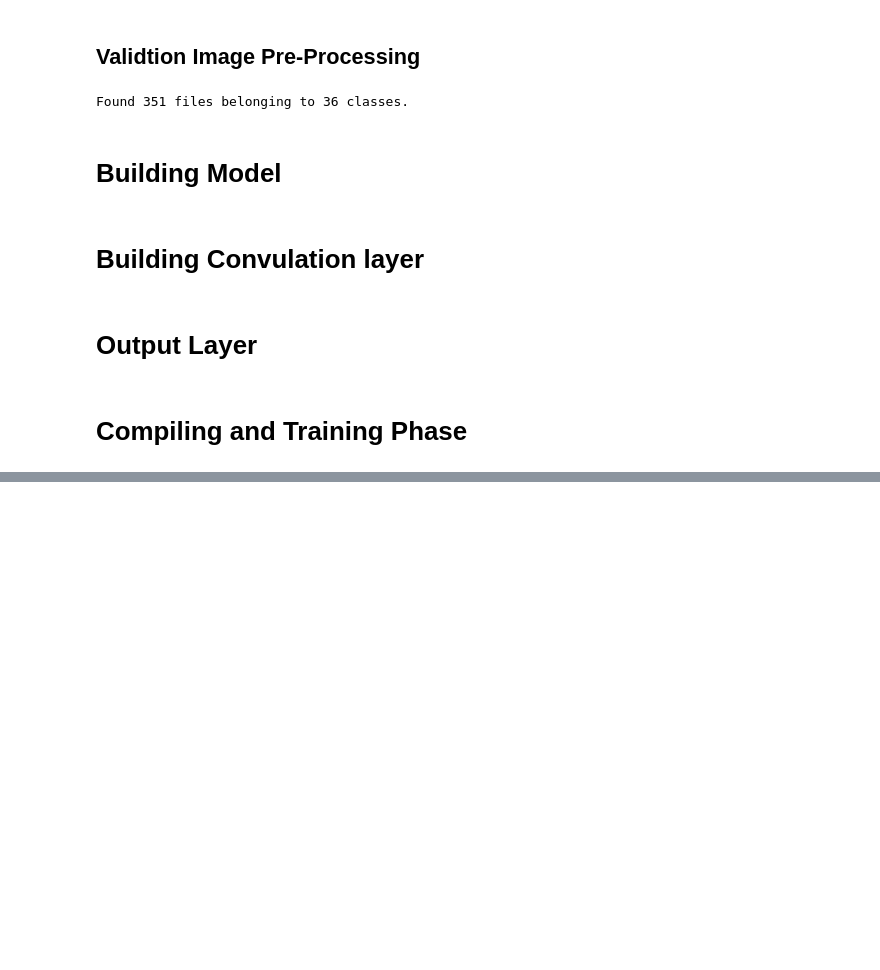
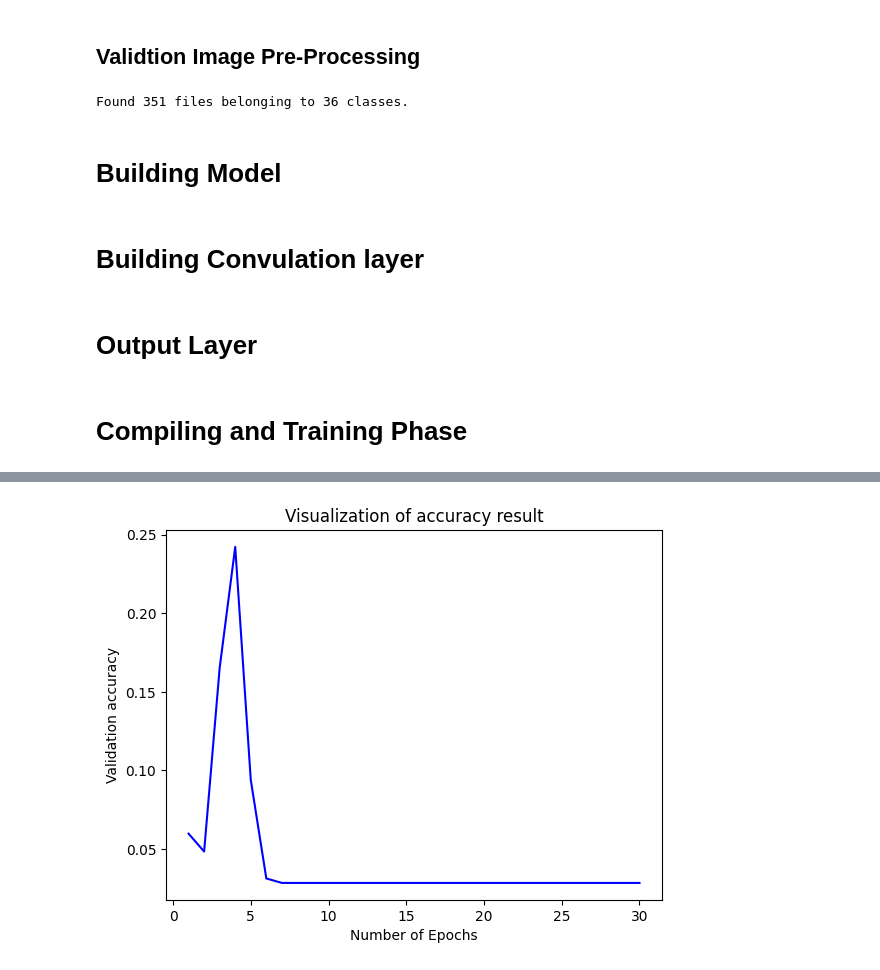
Before and after one commit to sabsar42/Fruit-Veg-Recognition-App, a Jupyter notebook: fruit-veg-recgonition-model.ipynb, the cells around one changed output, grey strips where cells are left out. Drawn from its saved outputs; the diff is of its cells as text; code cells hidden in the pictures; blank space fills up the shorter version.

```diff
--- a/fruit-veg-recgonition-model.ipynb
+++ b/fruit-veg-recgonition-model.ipynb
@@ -107,0 +155,8 @@ cnn.save('trained_model.h5')
+# %%
+plt.plot(epochs,training_history.history['val_accuracy'],color='blue')
+plt.xlabel('Number of Epochs')
+plt.ylabel('Validation accuracy')
+plt.title('Visualization of accuracy result')
+plt.show()
+# %% [output]
+[figure, added]
```
Also changed, not shown: parts of 9 cells of this notebook.
